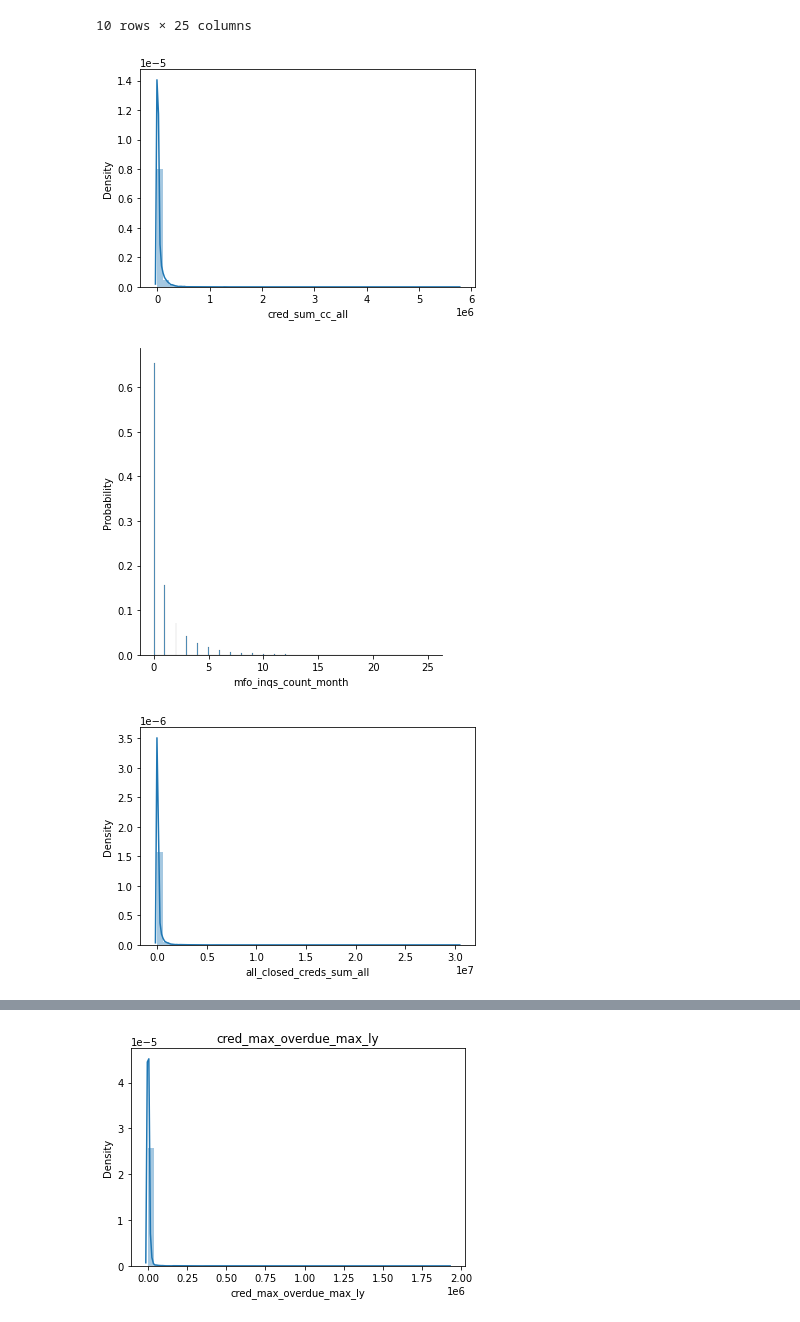
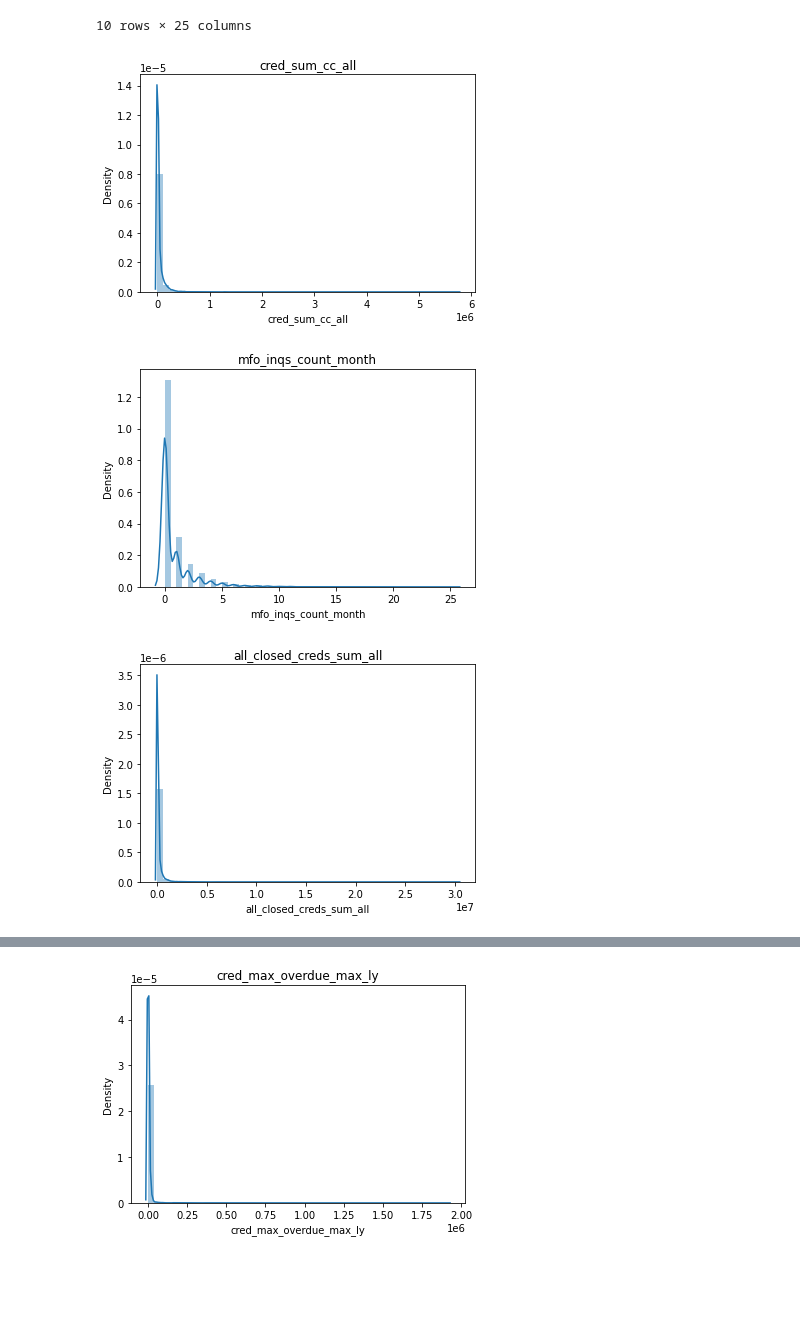
Before and after one commit to PatrykStronski/Devim_test, a Jupyter notebook: distribution.ipynb, the cells around one changed output, grey strips where cells are left out. Drawn from its saved outputs; the diff is of its cells as text; code cells hidden in the pictures; blank space fills up the shorter version.

```diff
--- a/distribution.ipynb
+++ b/distribution.ipynb
@@ -23,17 +23,20 @@ df_nan_bad.head(10)
 10 rows × 25 columns
 # %%
 sns.distplot(df_nan_bad['cred_sum_cc_all'])
+plt.title('cred_sum_cc_all')
 plt.show()
 # %% [output]
-[figure, old version]
+[figure, new version]
 # %%
-sns.displot(df_nan_bad, x='mfo_inqs_count_month', stat='probability')
+sns.distplot(df_nan_bad['mfo_inqs_count_month'])
+plt.title('mfo_inqs_count_month')
 plt.show()
 # %% [output]
-[figure, old version]
+[figure, new version]
 # %%
 sns.distplot(df_nan_bad['all_closed_creds_sum_all'])
+plt.title('all_closed_creds_sum_all')
 plt.show()
 # %% [output]
-[figure, old version]
+[figure, new version]
 # %%
```
Also changed, not shown: parts of 3 cells of this notebook, 4 other files.
